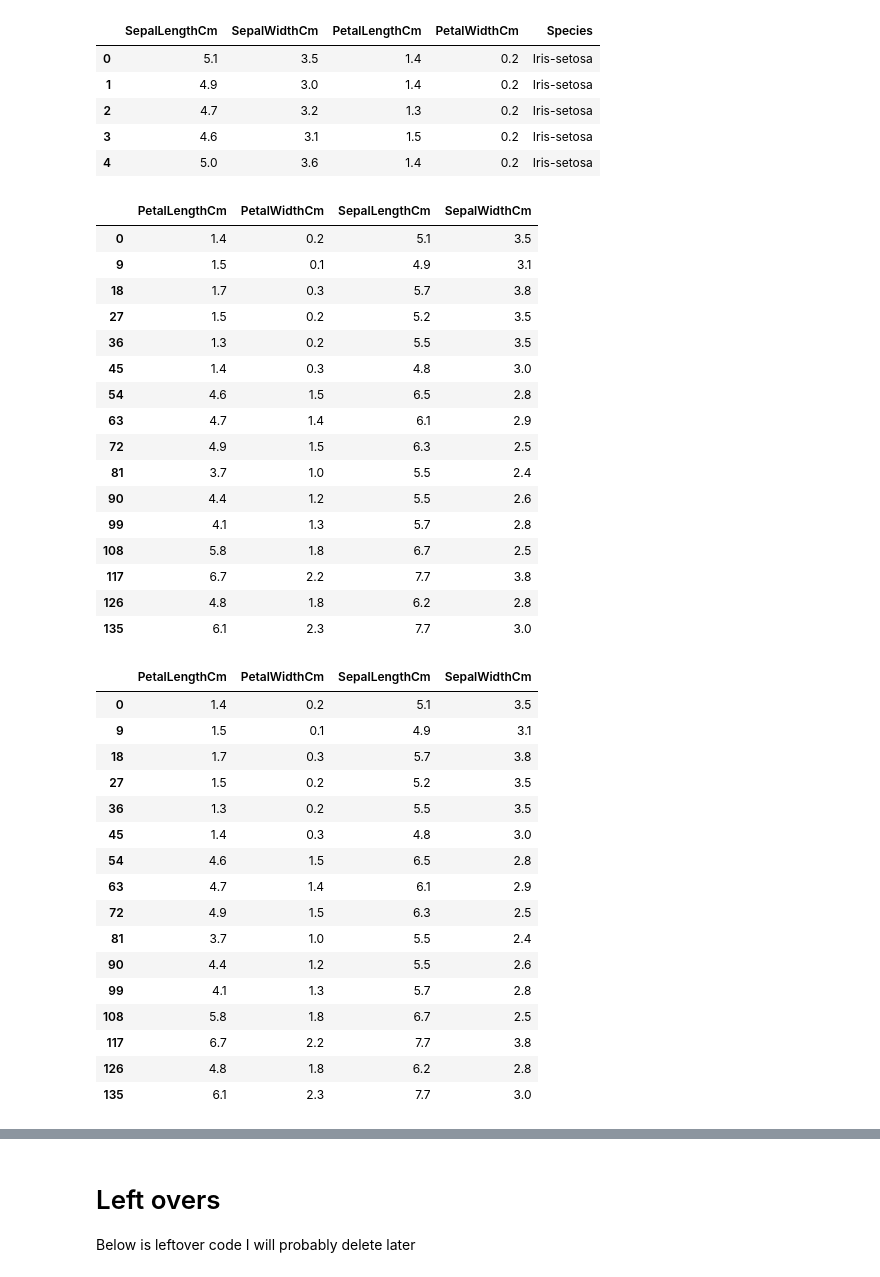
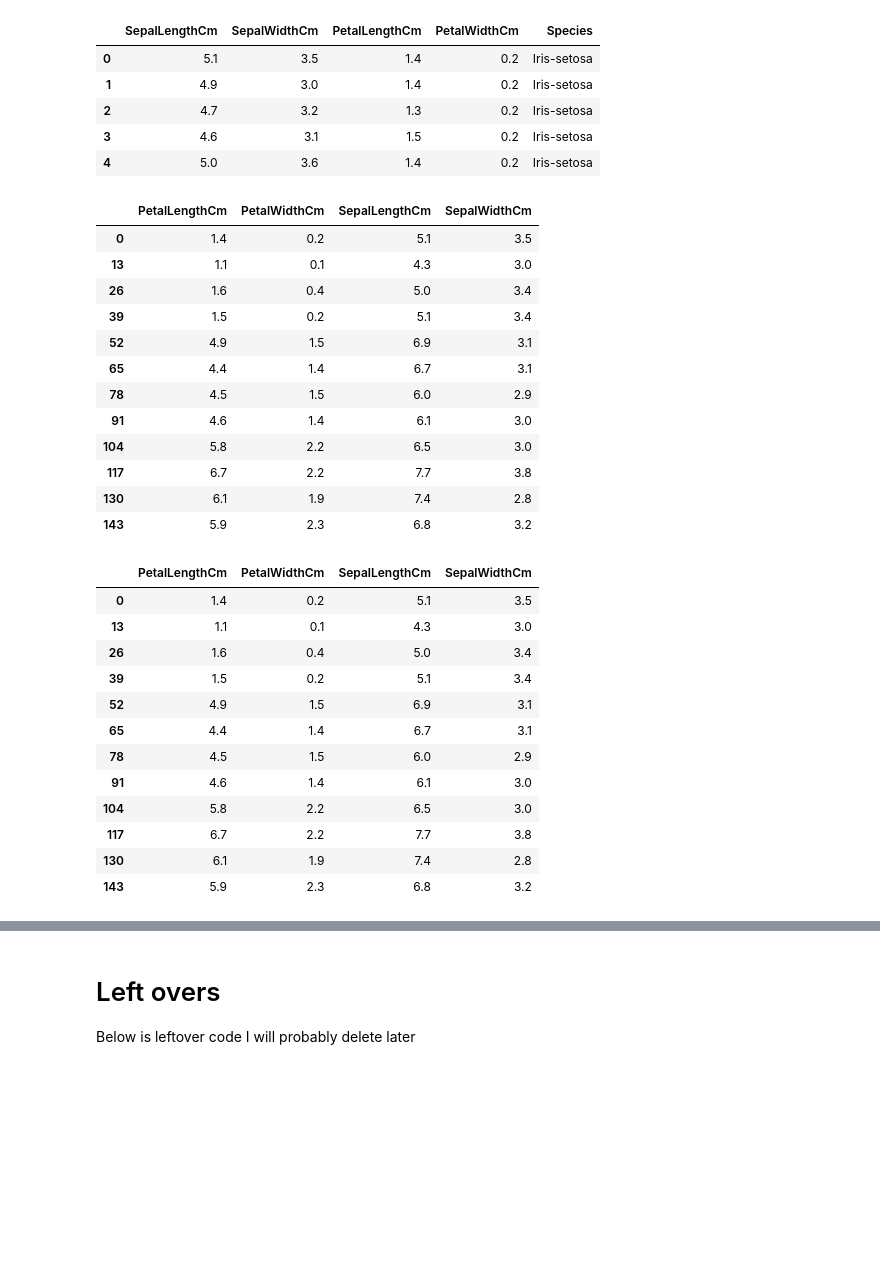
Before and after one commit to ajrazander/Unsupervised-QML, a Jupyter notebook: Max-cut 3+ Clustering.ipynb, the cells around one changed output, grey strips where cells are left out. Saved outputs shown, nothing was run; the diff lists cells and outputs as text; code cells hidden in the pictures; blank space fills up the shorter version.

Commit message:
success with 12 data points! Need to push to next power of 2

```diff
--- a/Max-cut 3+ Clustering.ipynb
+++ b/Max-cut 3+ Clustering.ipynb
@@ -49,51 +48,43 @@ def calc_w(data_array):
 # %%
 # Remove Iris labels and Sepal dimensions
 data_full = df.loc[:,['PetalLengthCm','PetalWidthCm','SepalLengthCm','SepalWidthCm',]]
 
 # Reduce number of data points, will be removed later
 # Dataframe with species labels
-df_sub = df[:-10:9]
+df_sub = df[::13]
 # Dataframe without species lables
-data_sub = data_full[:-10:9]
+data_sub = data_full[::13]
 data_sub
 # %% [output]
 |  | PetalLengthCm | PetalWidthCm | SepalLengthCm | SepalWidthCm |
 | 0 | 1.4 | 0.2 | 5.1 | 3.5 |
-| 9 | 1.5 | 0.1 | 4.9 | 3.1 |
-| 18 | 1.7 | 0.3 | 5.7 | 3.8 |
-| 27 | 1.5 | 0.2 | 5.2 | 3.5 |
-| 36 | 1.3 | 0.2 | 5.5 | 3.5 |
-| 45 | 1.4 | 0.3 | 4.8 | 3.0 |
-| 54 | 4.6 | 1.5 | 6.5 | 2.8 |
-| 63 | 4.7 | 1.4 | 6.1 | 2.9 |
-| 72 | 4.9 | 1.5 | 6.3 | 2.5 |
-| 81 | 3.7 | 1.0 | 5.5 | 2.4 |
-| 90 | 4.4 | 1.2 | 5.5 | 2.6 |
-| 99 | 4.1 | 1.3 | 5.7 | 2.8 |
-| 108 | 5.8 | 1.8 | 6.7 | 2.5 |
+| 13 | 1.1 | 0.1 | 4.3 | 3.0 |
+| 26 | 1.6 | 0.4 | 5.0 | 3.4 |
+| 39 | 1.5 | 0.2 | 5.1 | 3.4 |
+| 52 | 4.9 | 1.5 | 6.9 | 3.1 |
+| 65 | 4.4 | 1.4 | 6.7 | 3.1 |
+| 78 | 4.5 | 1.5 | 6.0 | 2.9 |
+| 91 | 4.6 | 1.4 | 6.1 | 3.0 |
+| 104 | 5.8 | 2.2 | 6.5 | 3.0 |
 | 117 | 6.7 | 2.2 | 7.7 | 3.8 |
-| 126 | 4.8 | 1.8 | 6.2 | 2.8 |
-| 135 | 6.1 | 2.3 | 7.7 | 3.0 |
+| 130 | 6.1 | 1.9 | 7.4 | 2.8 |
+| 143 | 5.9 | 2.3 | 6.8 | 3.2 |
 # %%
 data_sub
 # %% [output]
 |  | PetalLengthCm | PetalWidthCm | SepalLengthCm | SepalWidthCm |
 | 0 | 1.4 | 0.2 | 5.1 | 3.5 |
-| 9 | 1.5 | 0.1 | 4.9 | 3.1 |
-| 18 | 1.7 | 0.3 | 5.7 | 3.8 |
-| 27 | 1.5 | 0.2 | 5.2 | 3.5 |
-| 36 | 1.3 | 0.2 | 5.5 | 3.5 |
-| 45 | 1.4 | 0.3 | 4.8 | 3.0 |
-| 54 | 4.6 | 1.5 | 6.5 | 2.8 |
-| 63 | 4.7 | 1.4 | 6.1 | 2.9 |
-| 72 | 4.9 | 1.5 | 6.3 | 2.5 |
-| 81 | 3.7 | 1.0 | 5.5 | 2.4 |
-| 90 | 4.4 | 1.2 | 5.5 | 2.6 |
-| 99 | 4.1 | 1.3 | 5.7 | 2.8 |
-| 108 | 5.8 | 1.8 | 6.7 | 2.5 |
+| 13 | 1.1 | 0.1 | 4.3 | 3.0 |
+| 26 | 1.6 | 0.4 | 5.0 | 3.4 |
+| 39 | 1.5 | 0.2 | 5.1 | 3.4 |
+| 52 | 4.9 | 1.5 | 6.9 | 3.1 |
+| 65 | 4.4 | 1.4 | 6.7 | 3.1 |
+| 78 | 4.5 | 1.5 | 6.0 | 2.9 |
+| 91 | 4.6 | 1.4 | 6.1 | 3.0 |
+| 104 | 5.8 | 2.2 | 6.5 | 3.0 |
 | 117 | 6.7 | 2.2 | 7.7 | 3.8 |
-| 126 | 4.8 | 1.8 | 6.2 | 2.8 |
-| 135 | 6.1 | 2.3 | 7.7 | 3.0 |
+| 130 | 6.1 | 1.9 | 7.4 | 2.8 |
+| 143 | 5.9 | 2.3 | 6.8 | 3.2 |
 # %%
 # Minimum iterations to turn most datapoints into their own clusters
 r = int(np.log2(len(data_sub)))
```
Also changed, not shown: parts of 12 cells of this notebook.
